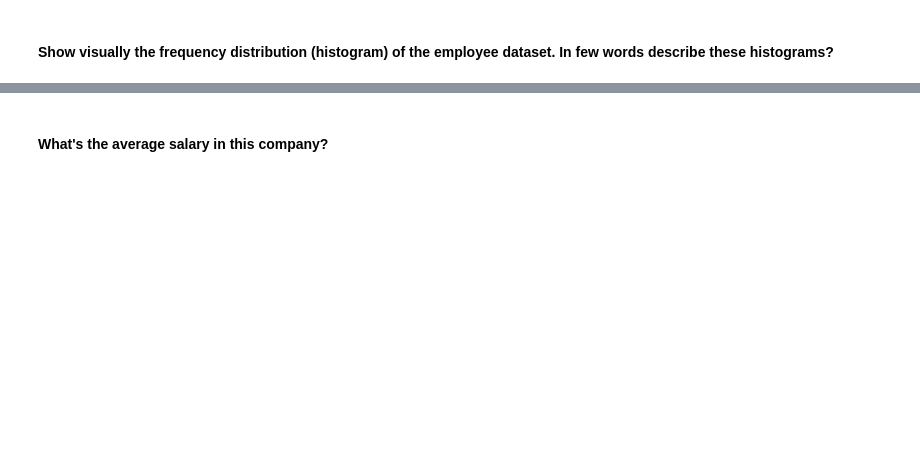
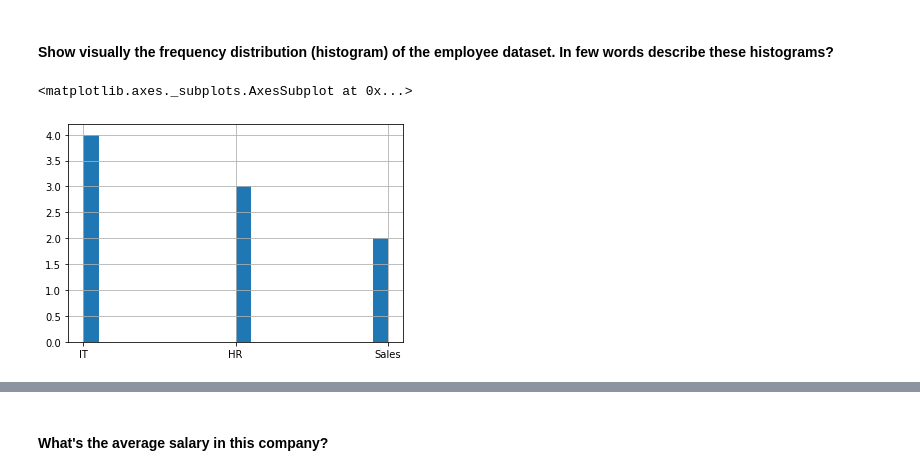
Before and after one commit to ta-datapt-bcn/lab-subsetting-and-descriptive-stats, a Jupyter notebook: your-code/main.ipynb, the cells around one changed output, grey strips where cells are left out. Saved outputs shown, nothing was run; the diff lists cells and outputs as text; code cells hidden in the pictures; blank space fills up the shorter version.

```diff
--- a/your-code/main.ipynb
+++ b/your-code/main.ipynb
@@ -60,3 +125,5 @@
 #### Load the `employee.csv` file into a DataFrame. Call the dataframe `employee`
 # %%
 # your answer here
+
+employee = pd.read_csv('employee.csv')
@@ -70,0 +159,5 @@
+# %%
+employee['Department'].hist(bins=20) # 4 analysts, 3 associates, 2 VPs
+# %% [output]
+<matplotlib.axes._subplots.AxesSubplot at 0x...>
+[figure, added]
```
Also changed, not shown: parts of 77 cells of this notebook.
